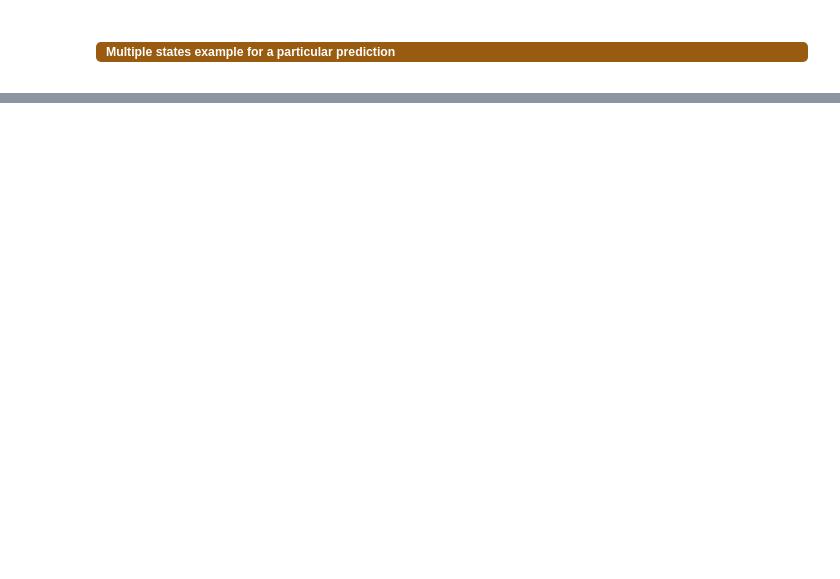
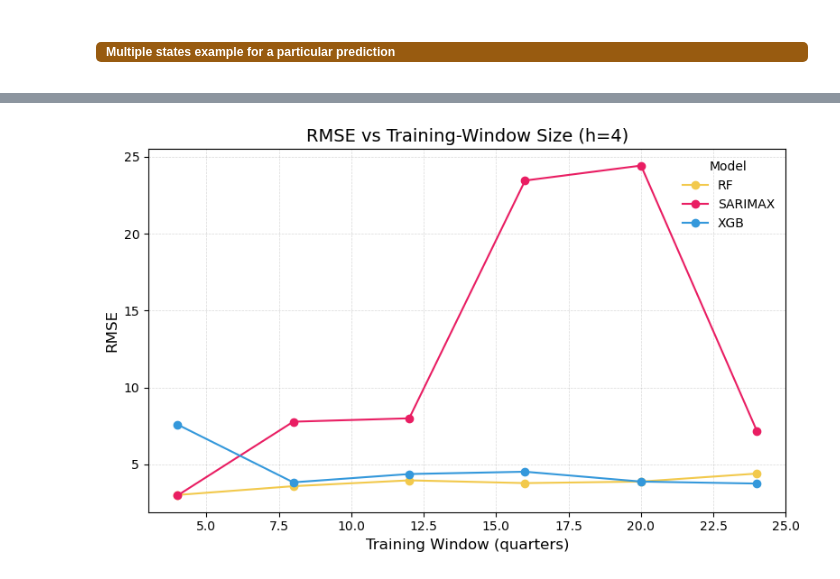
Before and after one commit to TinneCJM/Predicting-Bee-Colony-Loss-Across-the-USA, a Jupyter notebook: notebooks/4 forecasting models.ipynb, the cells around one changed output, grey strips where cells are left out. Drawn from its saved outputs; the diff is of its cells as text; code cells hidden in the pictures; blank space fills up the shorter version.

```diff
--- a/notebooks/4 forecasting models.ipynb
+++ b/notebooks/4 forecasting models.ipynb
@@ -1485,0 +1429,79 @@ Results for Florida
+# %%
+# Example adjustable loop with model selection
+
+# Choose which model to run:
+# Options: 'univariate_static', 'univariate_walk',
+#          'multivariate_static', 'multivariate_windows', 'multivariate_walk'
+model_choice = 'multivariate_windows'
+
+# User inputs
+states = ['California', 'Texas', 'Florida']
+n_test = 8
+lags   = [1, 4]
+seasonal_m=4
+features_to_include = [
+    'varroa_mites','other_pests_and_parasites','diseases','pesticides',
+    'other_or_unknown','overcast_sum','clear_sky_sum','longitude',
+    'partly_cloudy_sum','relative_humidity_2m_max','mainly_clear_sum',
+    'wind_speed_10m_max','D4_mean'
+]
+
+# Map choice to actual function and its signature
+model_map = {
+    'univariate_static': compare_univariate_static,
+    'univariate_walk':   evaluate_and_plot_walkforward,
+    'multivariate_static': compare_multivariate_models,
+    'multivariate_windows': compare_multivariate_static_windows,
+    'multivariate_walk': compare_multivariate_walkforward
+}
+
+for st in states:
+    print(f"\n=== Results for {st} ===")
+    df_st = bees[bees['state'] == st].copy()
+
+    # Check enough data
+    min_needed = n_test + max(lags) + 1
+    if len(df_st) < min_needed:
+        print(f"Skipping {st}: only {len(df_st)} quarters (need ≥ {min_needed})")
+        continue
+
+    func = model_map.get(model_choice)
+    if func is None:
+        raise ValueError(f"Unknown model_choice: {model_choice}")
+
+    # Build kwargs depending on selected function
+    common_kwargs = {
+        'df': df_st,
+        'date_col': 'date',
+        'target_col': 'percent_lost',
+    }
+    if model_choice in ['univariate_static', 'multivariate_static']:
+        common_kwargs.update({'n_test': n_test, 'lags': lags})
+    elif model_choice == 'univariate_walk':
+        common_kwargs.update({'n_test': n_test, 'lags': lags})
+    elif model_choice == 'multivariate_walk':
+        common_kwargs.update({
+            'n_test': n_test,
+            'lags': lags,
+            'exog_cols': features_to_include
+        })
+    elif model_choice == 'multivariate_windows':
+        common_kwargs.update({
+            'windows': [4,8,12,16,20,24],
+            'forecast_horizon': 4,
+            'seasonal_m': 4,
+            'lags': lags,
+            'exog_cols': features_to_include
+        })
+
+    # Run the selected model
+    try:
+        metrics = func(**common_kwargs)
+    except Exception as e:
+        print(f"Error for {st}: {e}")
+        continue
+
+    # Display metrics
+    print(metrics)
+    print("\n" + "="*160)
+# %% [output]
@@ -1485,0 +1509 @@ Results for Florida
+[figure, added]
```
Also changed, not shown: parts of 22 cells of this notebook.
